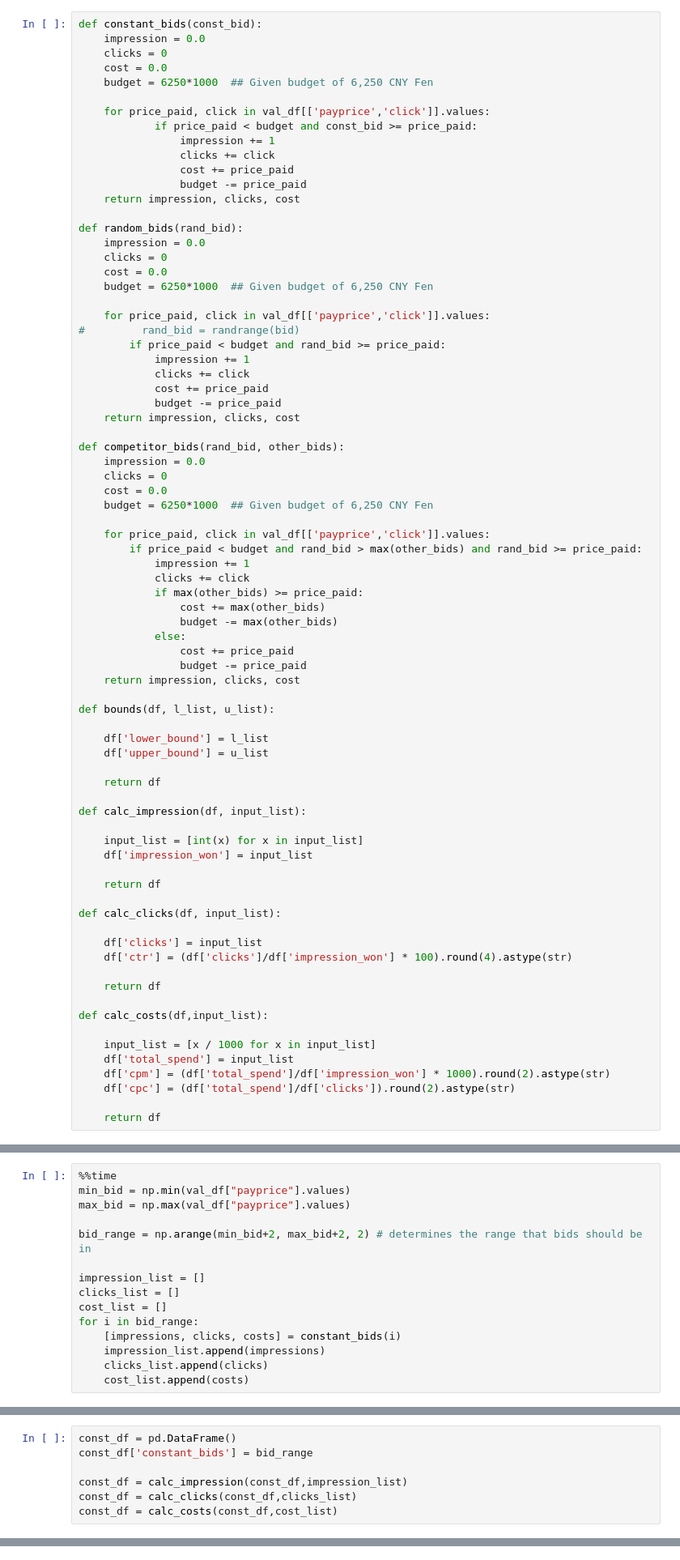
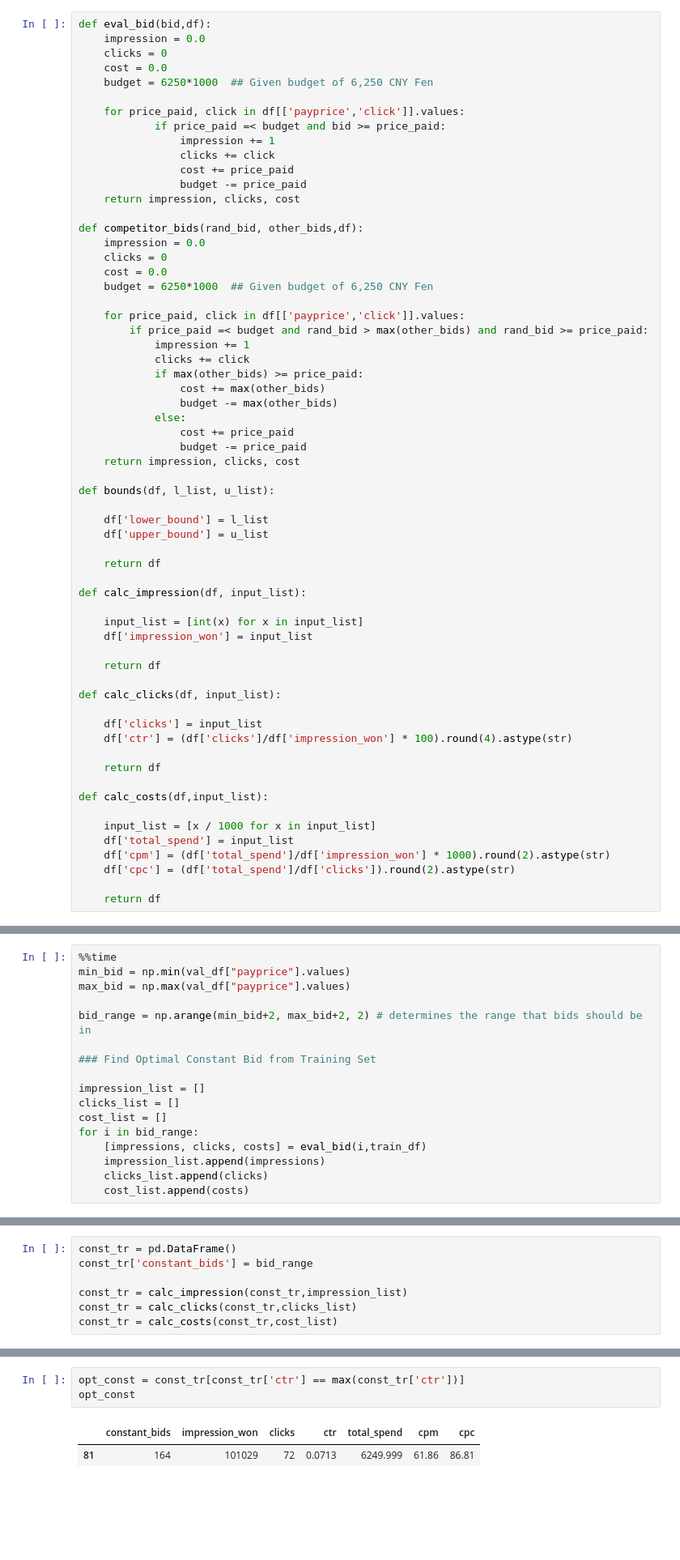
Before and after one commit to FaizalNafis/maai_bid_strategy, a Jupyter notebook: Q2_BasicBiddingStrategies.ipynb, the cells around one changed output, grey strips where cells are left out. Shown at 81% size. Saved outputs shown, nothing was run; the diff lists cells and outputs as text; blank space fills up the shorter version.

```diff
--- a/Q2_BasicBiddingStrategies.ipynb
+++ b/Q2_BasicBiddingStrategies.ipynb
@@ -89,41 +61,26 @@ a
 # %%
-def constant_bids(const_bid):
+def eval_bid(bid,df):
     impression = 0.0
     clicks = 0
     cost = 0.0
     budget = 6250*1000  ## Given budget of 6,250 CNY Fen
 
-    for price_paid, click in val_df[['payprice','click']].values:
-            if price_paid < budget and const_bid >= price_paid:
+    for price_paid, click in df[['payprice','click']].values:
+            if price_paid =< budget and bid >= price_paid:
                 impression += 1
                 clicks += click
                 cost += price_paid
                 budget -= price_paid
     return impression, clicks, cost
 
-def random_bids(rand_bid):
+def competitor_bids(rand_bid, other_bids,df):
     impression = 0.0
     clicks = 0
     cost = 0.0
     budget = 6250*1000  ## Given budget of 6,250 CNY Fen
 
-    for price_paid, click in val_df[['payprice','click']].values:
-#         rand_bid = randrange(bid)
-        if price_paid < budget and rand_bid >= price_paid:
-            impression += 1
-            clicks += click
-            cost += price_paid
-            budget -= price_paid
-    return impression, clicks, cost
-
-def competitor_bids(rand_bid, other_bids):
-    impression = 0.0
-    clicks = 0
-    cost = 0.0
-    budget = 6250*1000  ## Given budget of 6,250 CNY Fen
-
-    for price_paid, click in val_df[['payprice','click']].values:
-        if price_paid < budget and rand_bid > max(other_bids) and rand_bid >= price_paid:
+    for price_paid, click in df[['payprice','click']].values:
+        if price_paid =< budget and rand_bid > max(other_bids) and rand_bid >= price_paid:
             impression += 1
             clicks += click
             if max(other_bids) >= price_paid:
@@ -192,11 +131,13 @@ max_bid = np.max(val_df["payprice"].values)
 
 bid_range = np.arange(min_bid+2, max_bid+2, 2) # determines the range that bids should be in
 
+### Find Optimal Constant Bid from Training Set
+
 impression_list = []
 clicks_list = []
 cost_list = []
 for i in bid_range:
-    [impressions, clicks, costs] = constant_bids(i)
+    [impressions, clicks, costs] = eval_bid(i,train_df)
     impression_list.append(impressions)
     clicks_list.append(clicks)
     cost_list.append(costs)
@@ -205,7 +146,7 @@ Wall time: 50.3 s
 # %%
-const_df = pd.DataFrame()
-const_df['constant_bids'] = bid_range
+const_tr = pd.DataFrame()
+const_tr['constant_bids'] = bid_range
 
-const_df = calc_impression(const_df,impression_list)
-const_df = calc_clicks(const_df,clicks_list)
-const_df = calc_costs(const_df,cost_list)
+const_tr = calc_impression(const_tr,impression_list)
+const_tr = calc_clicks(const_tr,clicks_list)
+const_tr = calc_costs(const_tr,cost_list)
@@ -279,0 +153,6 @@ winning_bid_clicks
+# %%
+opt_const = const_tr[const_tr['ctr'] == max(const_tr['ctr'])]
+opt_const
+# %% [output]
+|  | constant_bids | impression_won | clicks | ctr | total_spend | cpm | cpc |
+| 81 | 164 | 101029 | 72 | 0.0713 | 6249.999 | 61.86 | 86.81 |
```
Also changed, not shown: parts of 19 cells of this notebook.
